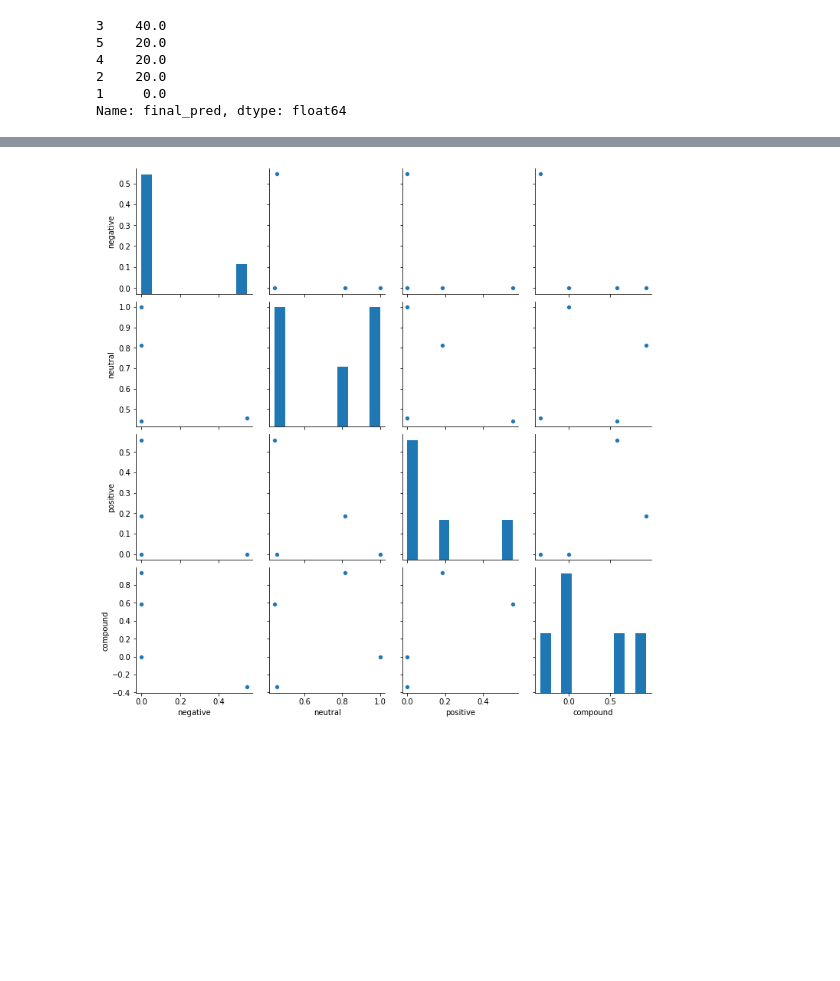
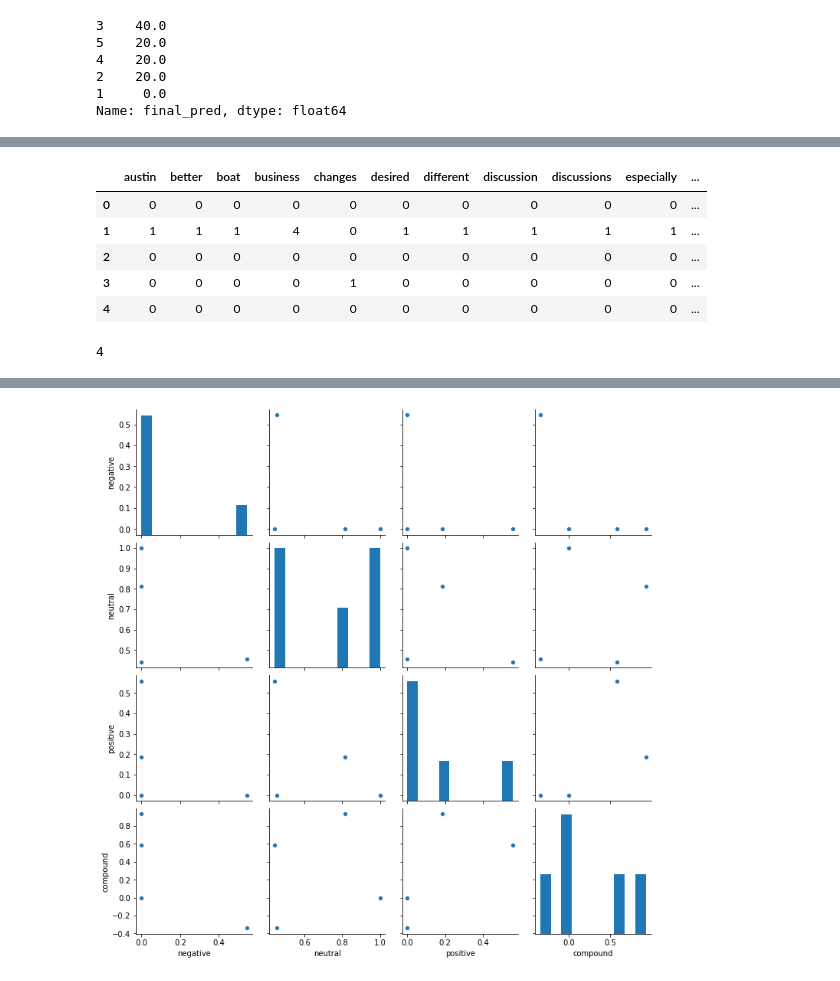
Before and after one commit to BloomTech-Labs/tagger-ds, a Jupyter notebook: notebooks/SentimentalA_model.ipynb, the cells around one changed output, grey strips where cells are left out. Saved outputs shown, nothing was run; the diff lists cells and outputs as text; code cells hidden in the pictures; blank space fills up the shorter version.

```diff
--- a/notebooks/SentimentalA_model.ipynb
+++ b/notebooks/SentimentalA_model.ipynb
@@ -198,4 +198,4 @@ df['final_pred'].value_counts(normalize=True) * 100
 1     0.0
 Name: final_pred, dtype: float64
 # %%
-df = df.drop('words_length', axis=1)
+df = df.drop('Scores', axis=1)
@@ -201,0 +248,4 @@ df = df.drop('words_length', axis=1)
+# %%
+#create Data Clean desc
+tags = df['email_body']
+tags
@@ -201,0 +259,11 @@ df = df.drop('words_length', axis=1)
+# %%
+#Count Vectorizer
+vector = CountVectorizer(stop_words='english')
+
+# build vocab
+vector.fit(tags)
+
+# transform text
+tags_vector = vector.transform(tags)
+
+type(tags_vector.todense())
@@ -201,0 +296,15 @@ df = df.drop('words_length', axis=1)
+# %%
+#features name, Get Word Counts for each document
+dtm = pd.DataFrame(tags_vector.todense(), columns=vector.get_feature_names())
+dtm.head()
+# %% [output]
+|  | austin | better | boat | business | changes | desired | different | discussion | discussions | especially | ... |
+| 0 | 0 | 0 | 0 | 0 | 0 | 0 | 0 | 0 | 0 | 0 | ... |
+| 1 | 1 | 1 | 1 | 4 | 0 | 1 | 1 | 1 | 1 | 1 | ... |
+| 2 | 0 | 0 | 0 | 0 | 0 | 0 | 0 | 0 | 0 | 0 | ... |
+| 3 | 0 | 0 | 0 | 0 | 1 | 0 | 0 | 0 | 0 | 0 | ... |
+| 4 | 0 | 0 | 0 | 0 | 0 | 0 | 0 | 0 | 0 | 0 | ... |
+# %%
+sum(dtm['business'])
+# %% [output]
+4
```
Also changed, not shown: parts of 48 cells of this notebook.
